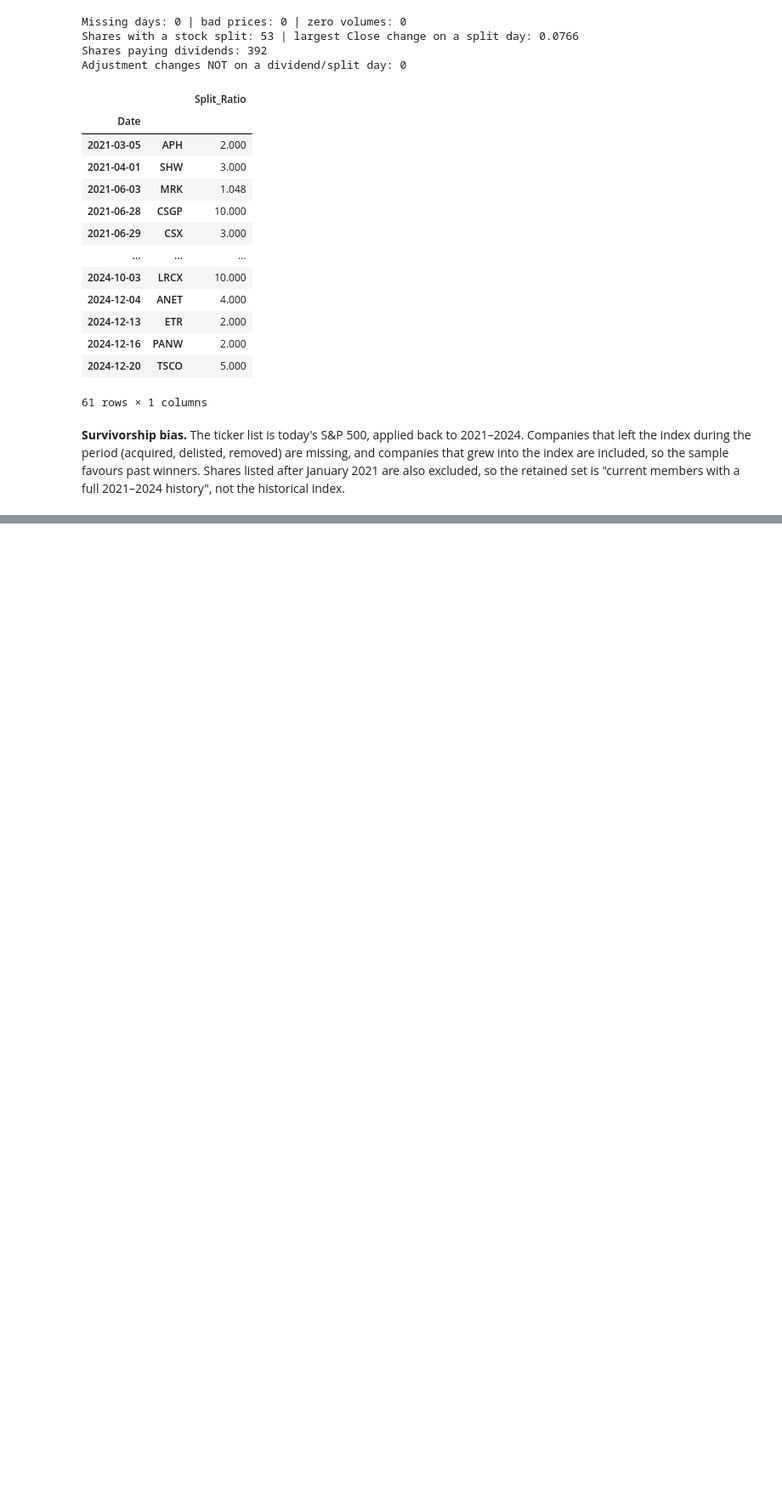
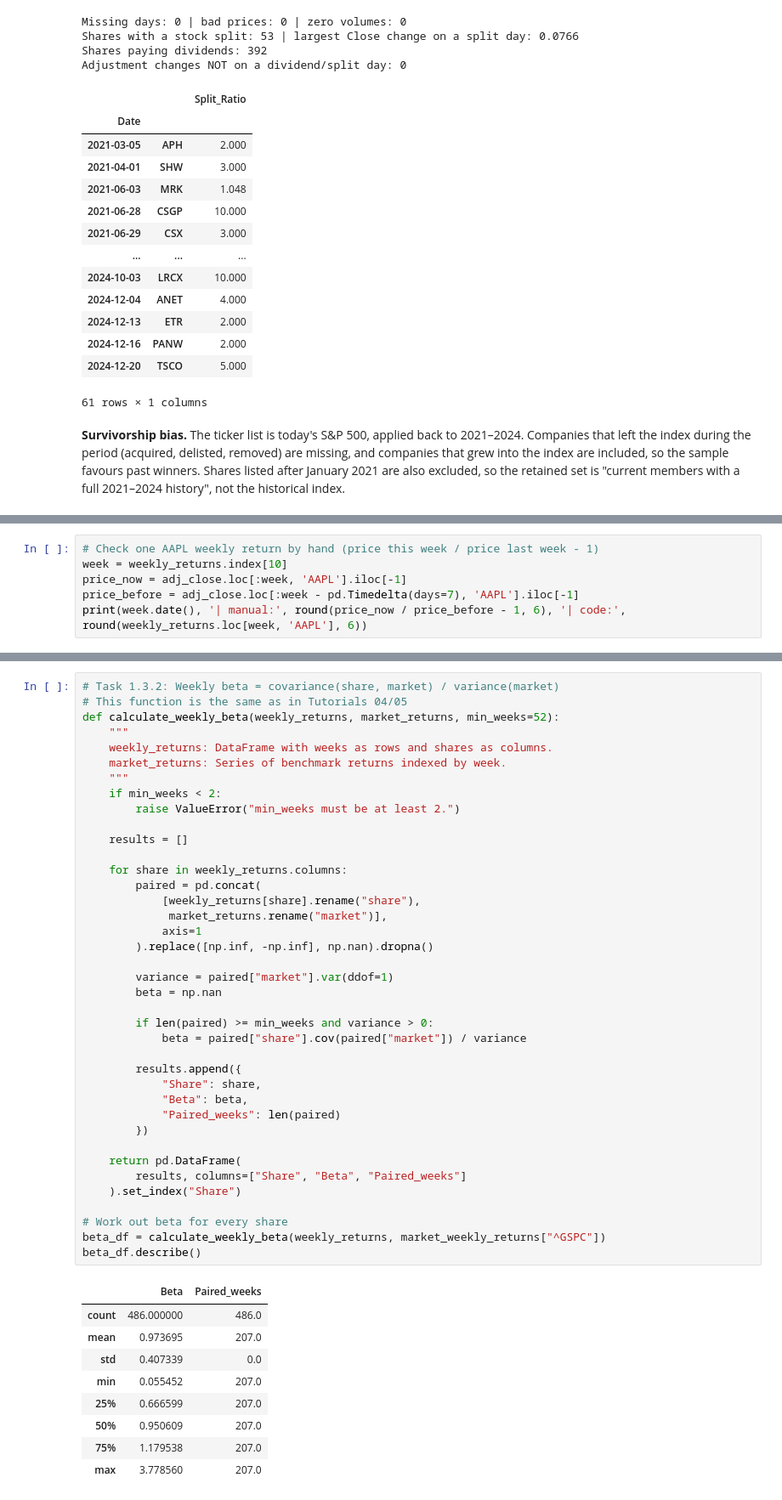
Before and after one commit to suhailnoor1821/CRM_CW1_Stock_Segmentation, a Jupyter notebook: CRM_CW1.ipynb, the cells around one changed output, grey strips where cells are left out. Shown at 85% size. Drawn from its saved outputs; the diff is of its cells as text; blank space fills up the shorter version.

```diff
--- a/CRM_CW1.ipynb
+++ b/CRM_CW1.ipynb
@@ -244,0 +335,6 @@ Adjustment changes NOT on a dividend/split day: 0
+# %%
+# Check one AAPL weekly return by hand (price this week / price last week - 1)
+week = weekly_returns.index[10]
+price_now = adj_close.loc[:week, 'AAPL'].iloc[-1]
+price_before = adj_close.loc[:week - pd.Timedelta(days=7), 'AAPL'].iloc[-1]
+print(week.date(), '| manual:', round(price_now / price_before - 1, 6), '| code:', round(weekly_returns.loc[week, 'AAPL'], 6))
@@ -244,0 +348,49 @@ Adjustment changes NOT on a dividend/split day: 0
+# %%
+# Task 1.3.2: Weekly beta = covariance(share, market) / variance(market)
+# This function is the same as in Tutorials 04/05
+def calculate_weekly_beta(weekly_returns, market_returns, min_weeks=52):
+    """
+    weekly_returns: DataFrame with weeks as rows and shares as columns.
+    market_returns: Series of benchmark returns indexed by week.
+    """
+    if min_weeks < 2:
+        raise ValueError("min_weeks must be at least 2.")
+
+    results = []
+
+    for share in weekly_returns.columns:
+        paired = pd.concat(
+            [weekly_returns[share].rename("share"),
+             market_returns.rename("market")],
+            axis=1
+        ).replace([np.inf, -np.inf], np.nan).dropna()
+
+        variance = paired["market"].var(ddof=1)
+        beta = np.nan
+
+        if len(paired) >= min_weeks and variance > 0:
+            beta = paired["share"].cov(paired["market"]) / variance
+
+        results.append({
+            "Share": share,
+            "Beta": beta,
+            "Paired_weeks": len(paired)
+        })
+
+    return pd.DataFrame(
+        results, columns=["Share", "Beta", "Paired_weeks"]
+    ).set_index("Share")
+
+# Work out beta for every share
+beta_df = calculate_weekly_beta(weekly_returns, market_weekly_returns["^GSPC"])
+beta_df.describe()
+# %% [output]
+|  | Beta | Paired_weeks |
+| count | 486.000000 | 486.0 |
+| mean | 0.973695 | 207.0 |
+| std | 0.407339 | 0.0 |
+| min | 0.055452 | 207.0 |
+| 25% | 0.666599 | 207.0 |
+| 50% | 0.950609 | 207.0 |
+| 75% | 1.179538 | 207.0 |
+| max | 3.778560 | 207.0 |
```
Also changed, not shown: parts of 10 cells of this notebook.
